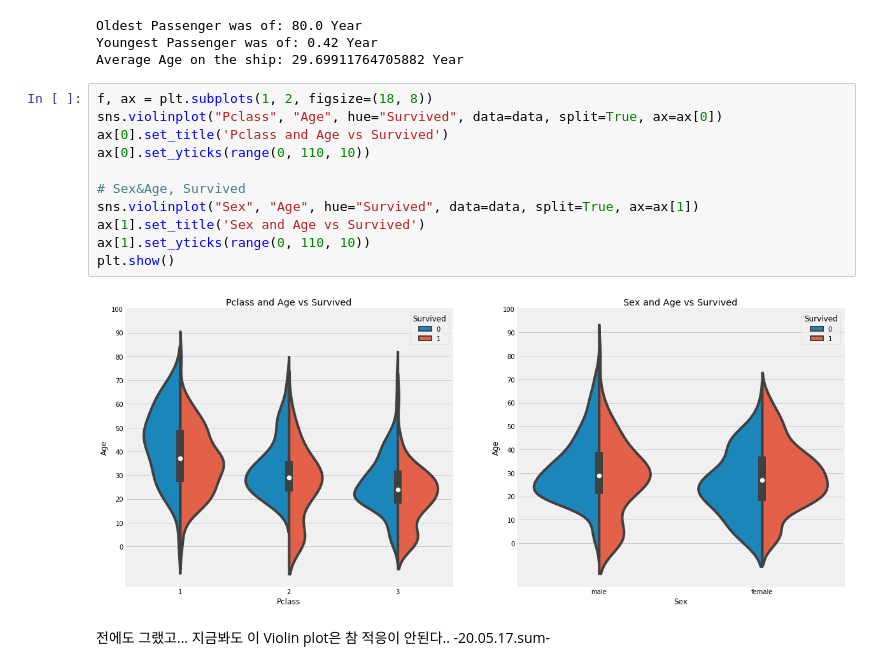
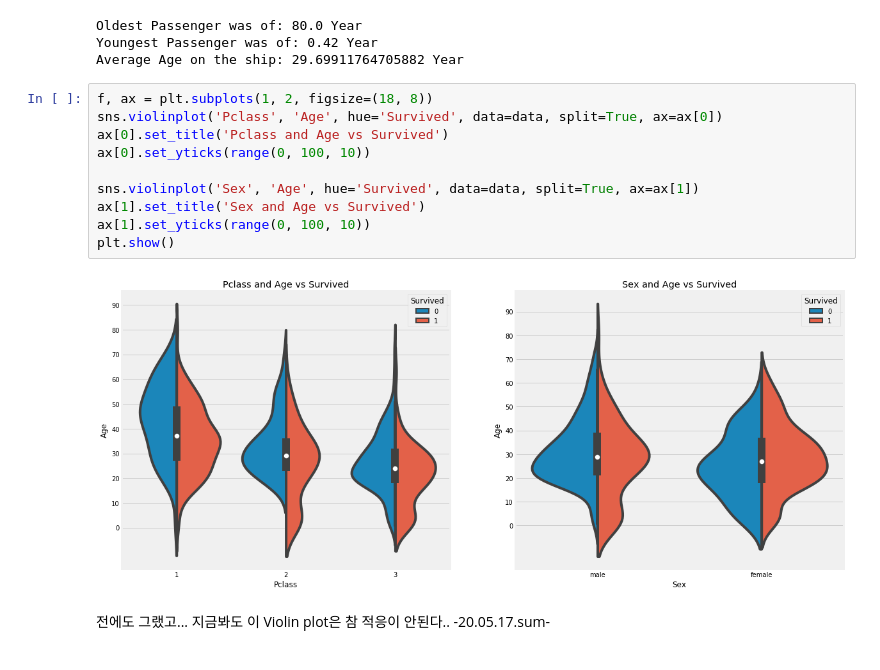
Before and after one commit to Steve-YJ/Explore-Kaggle, a Jupyter notebook: 01. Titanic/01. Kaggle-Titanic.ipynb, the cells around one changed output. Drawn from its saved outputs; the diff is of its cells as text.

```diff
--- a/01. Titanic/01. Kaggle-Titanic.ipynb
+++ b/01. Titanic/01. Kaggle-Titanic.ipynb
@@ -468,17 +474,16 @@ Youngest Passenger was of: 0.42 Year
 Average Age on the ship: 29.69911764705882 Year
 # %%
 f, ax = plt.subplots(1, 2, figsize=(18, 8))
-sns.violinplot("Pclass", "Age", hue="Survived", data=data, split=True, ax=ax[0])
+sns.violinplot('Pclass', 'Age', hue='Survived', data=data, split=True, ax=ax[0])
 ax[0].set_title('Pclass and Age vs Survived')
-ax[0].set_yticks(range(0, 110, 10))
+ax[0].set_yticks(range(0, 100, 10))
 
-# Sex&Age, Survived
-sns.violinplot("Sex", "Age", hue="Survived", data=data, split=True, ax=ax[1])
+sns.violinplot('Sex', 'Age', hue='Survived', data=data, split=True, ax=ax[1])
 ax[1].set_title('Sex and Age vs Survived')
-ax[1].set_yticks(range(0, 110, 10))
+ax[1].set_yticks(range(0, 100, 10))
 plt.show()
 # %% [output]
-[figure, old version]
+[figure, new version]
 # %% [markdown]
 전에도 그랬고... 지금봐도 이 Violin plot은 참 적응이 안된다.. -20.05.17.sum-
 # %% [markdown]
```
Also changed, not shown: parts of 16 cells of this notebook.
